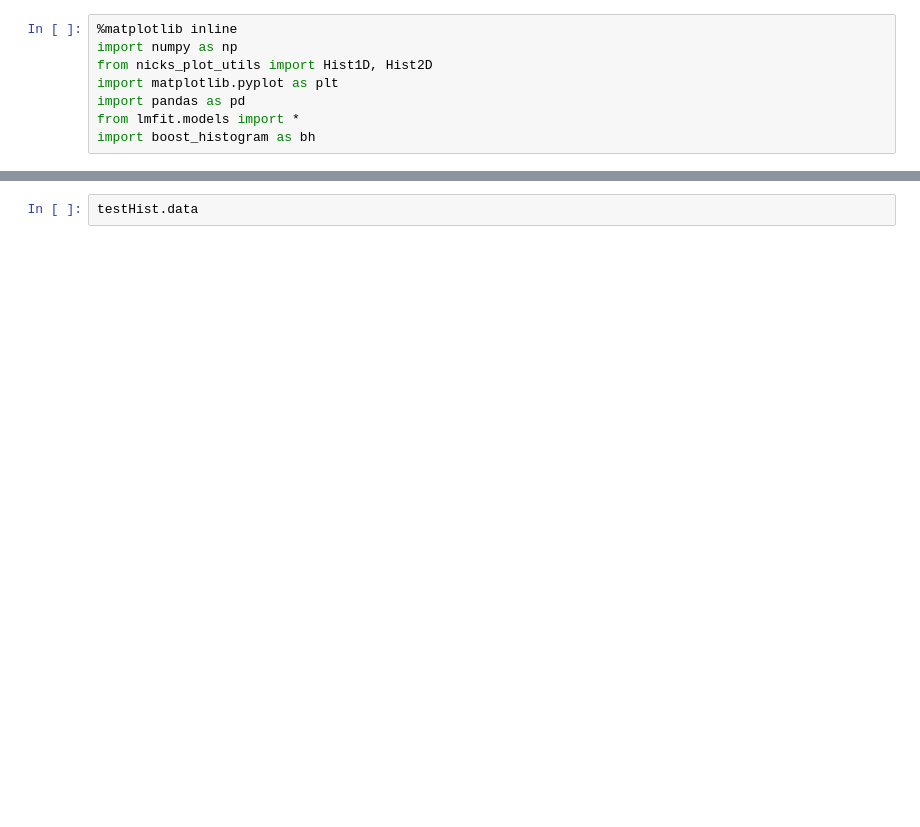
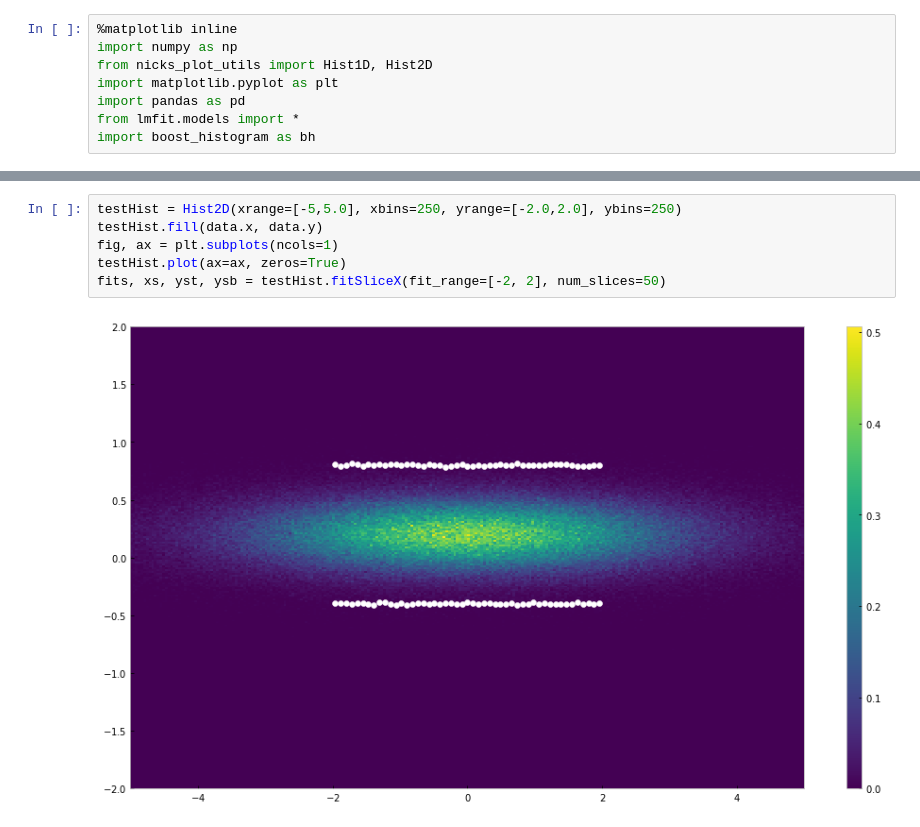
Before and after one commit to tylern4/nicks_plot_utils, a Jupyter notebook: Examples/Example_Hist2D.ipynb, the cells around one changed output, grey strips where cells are left out. Drawn from its saved outputs; the diff is of its cells as text; blank space fills up the shorter version.

```diff
--- a/Examples/Example_Hist2D.ipynb
+++ b/Examples/Example_Hist2D.ipynb
@@ -52,2 +53,8 @@ testHist.plot3D(zeros=True)
-# %%
-testHist.data
+# %%
+testHist = Hist2D(xrange=[-5,5.0], xbins=250, yrange=[-2.0,2.0], ybins=250)
+testHist.fill(data.x, data.y)
+fig, ax = plt.subplots(ncols=1)
+testHist.plot(ax=ax, zeros=True)
+fits, xs, yst, ysb = testHist.fitSliceX(fit_range=[-2, 2], num_slices=50)
+# %% [output]
+[figure, added]
```
Also changed, not shown: parts of 4 cells of this notebook, 3 other files.
